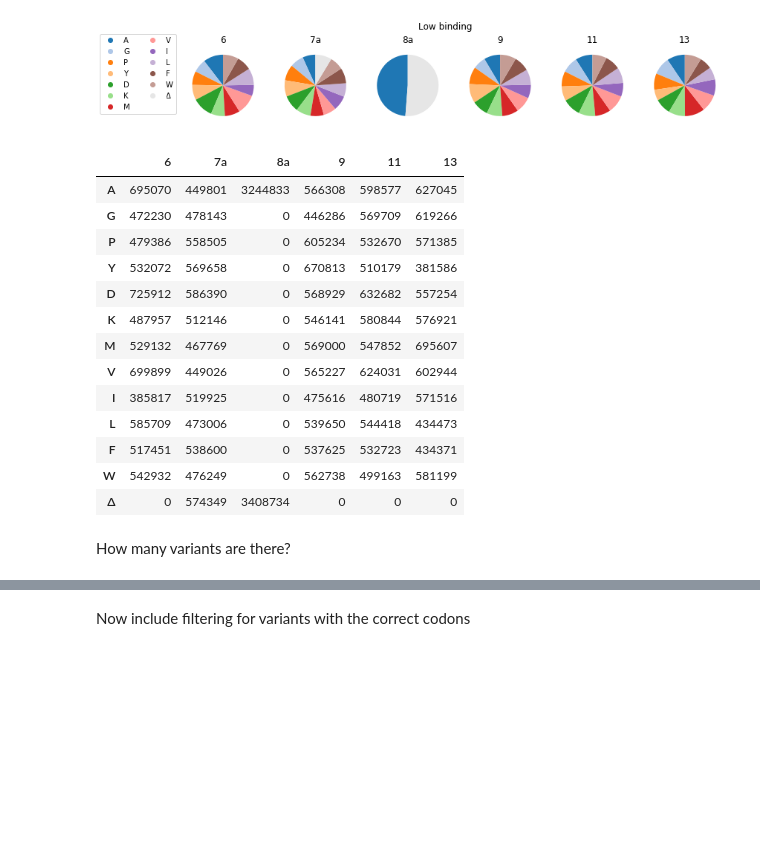
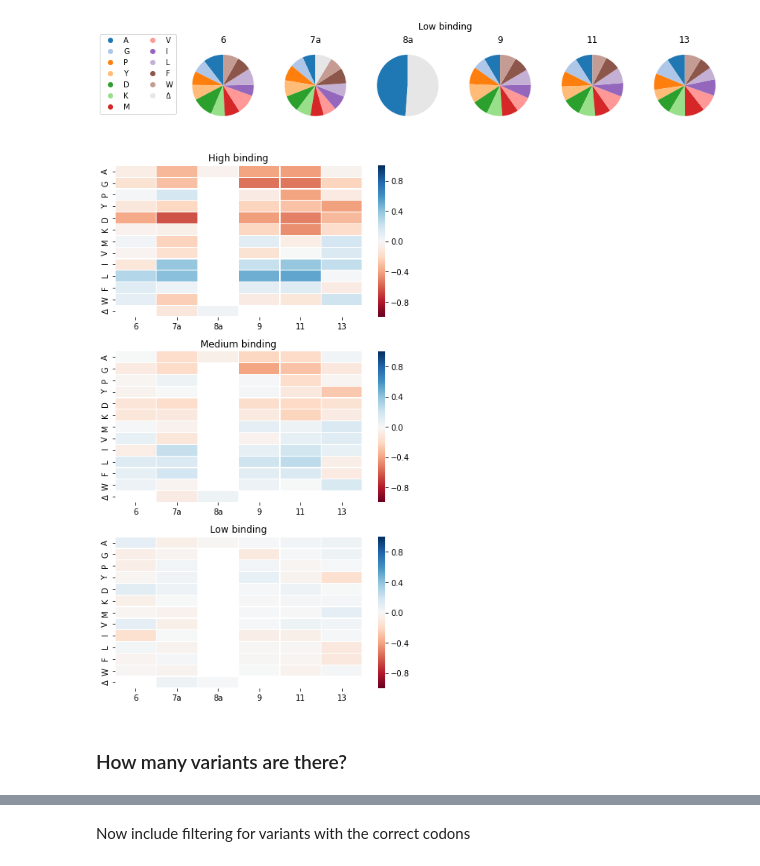
Before and after one commit to MayaPetek/InDelScanner, a Jupyter notebook: Results_Remkes/Kinase_statistics.ipynb, the cells around one changed output, grey strips where cells are left out. Cells and saved outputs as stored; diff of their text form; code cells hidden in the pictures; blank space fills up the shorter version.

Commit message:
Add unrestricted heatmaps

```diff
--- a/Results_Remkes/Kinase_statistics.ipynb
+++ b/Results_Remkes/Kinase_statistics.ipynb
@@ -148,7 +149,7 @@ def passes_restriction(m_by_pos, restrict):
     return True
 
 
-def single_fraction_enrichment(mek, fraction, cutoff, restrict = False):
+def single_fraction_enrichment(mek, fraction, cutoff, restrict = False, proportion=True):
     """
     Input: the dictionary containing a Counter for each fraction
     Output: dictionary with data aggregated by position, format: point_distrubution[pos][aa] = int
@@ -178,9 +179,12 @@ def single_fraction_enrichment(mek, fraction, cutoff, restrict = False):
                 continue
 
             # for the valid AAs, add counts to position proportions
-            for pos, aa in m_by_pos.items():  # need to do it this way so that WT positions are included
-                point_distribution[pos][aa] += count
-
+            if proportion:
+                for pos, aa in m_by_pos.items():  # need to do it this way so that WT positions are included
+                    point_distribution[pos][aa] += count
+            else:
+                for pos, aa in m_by_pos.items():  # need to do it this way so that WT positions are included
+                    point_distribution[pos][aa] += 1
     return point_distribution
 # %%
 # Set palette and the order of amino acids for meaningful colors
@@ -236,7 +240,7 @@ make_composition_plot_per_position(df_point_high, 'High binding', 'High_no_filte
 [figure]
 # %%
 med = single_fraction_enrichment(mek, 'med', 3)
-df_point = pd.DataFrame.from_dict(med).reindex(aa_order)
-make_composition_plot_per_position(df_point, 'Medium binding', 'Medium_no_filter')
+df_point_med = pd.DataFrame.from_dict(med).reindex(aa_order)
+make_composition_plot_per_position(df_point_med, 'Medium binding', 'Medium_no_filter')
 # %% [output]
 [figure]
@@ -260,28 +264,28 @@ df_point
 # %%
 low = single_fraction_enrichment(mek, 'low-t', 3)
-df_point = pd.DataFrame.from_dict(low).reindex(aa_order)
-make_composition_plot_per_position(df_point, 'Low binding', 'Low_no_filter')
+df_point_low = pd.DataFrame.from_dict(low).reindex(aa_order)
+make_composition_plot_per_position(df_point_low, 'Low binding', 'Low_no_filter')
 # %% [output]
 [figure]
-# %%
-df_point
-# %% [output]
-|  | 6 | 7a | 8a | 9 | 11 | 13 |
-| A | 695070 | 449801 | 3244833 | 566308 | 598577 | 627045 |
-| G | 472230 | 478143 | 0 | 446286 | 569709 | 619266 |
-| P | 479386 | 558505 | 0 | 605234 | 532670 | 571385 |
-| Y | 532072 | 569658 | 0 | 670813 | 510179 | 381586 |
-| D | 725912 | 586390 | 0 | 568929 | 632682 | 557254 |
-| K | 487957 | 512146 | 0 | 546141 | 580844 | 576921 |
-| M | 529132 | 467769 | 0 | 569000 | 547852 | 695607 |
-| V | 699899 | 449026 | 0 | 565227 | 624031 | 602944 |
-| I | 385817 | 519925 | 0 | 475616 | 480719 | 571516 |
-| L | 585709 | 473006 | 0 | 539650 | 544418 | 434473 |
-| F | 517451 | 538600 | 0 | 537625 | 532723 | 434371 |
-| W | 542932 | 476249 | 0 | 562738 | 499163 | 581199 |
-| Δ | 0 | 574349 | 3408734 | 0 | 0 | 0 |
+# %%
+fig, axes = plt.subplots(3, 1, figsize=(6,10))
+
+dfs = [df_point_high, df_point_med, df_point_low]
+titles = ['High binding', 'Medium binding', 'Low binding']
+
+for i in range(len(dfs)):
+    # normalise the df
+    log_df = (dfs[i]/(dfs[i].sum()/dfs[i].astype(bool).sum(axis=0))).apply(np.log10)
+    sns.heatmap(log_df, vmin=-1, vmax=1, linewidths=0.2, ax=axes[i], cmap="RdBu")
+    axes[i].set_title(titles[i])
+
+plt.tight_layout()
+plt.savefig('Single_heatmaps.svg')
+plt.show()
+# %% [output]
+[figure, added]
 # %% [markdown]
-How many variants are there?
+### How many variants are there?
 # %%
 h_f = Counter({x : mek['high'][x] for x in mek['high'] if mek['high'][x] >= 10})
 m_f = Counter({x : mek['med'][x] for x in mek['med'] if mek['med'][x] >= 3})
```
Also changed, not shown: parts of 14 cells of this notebook, 1 other file.
